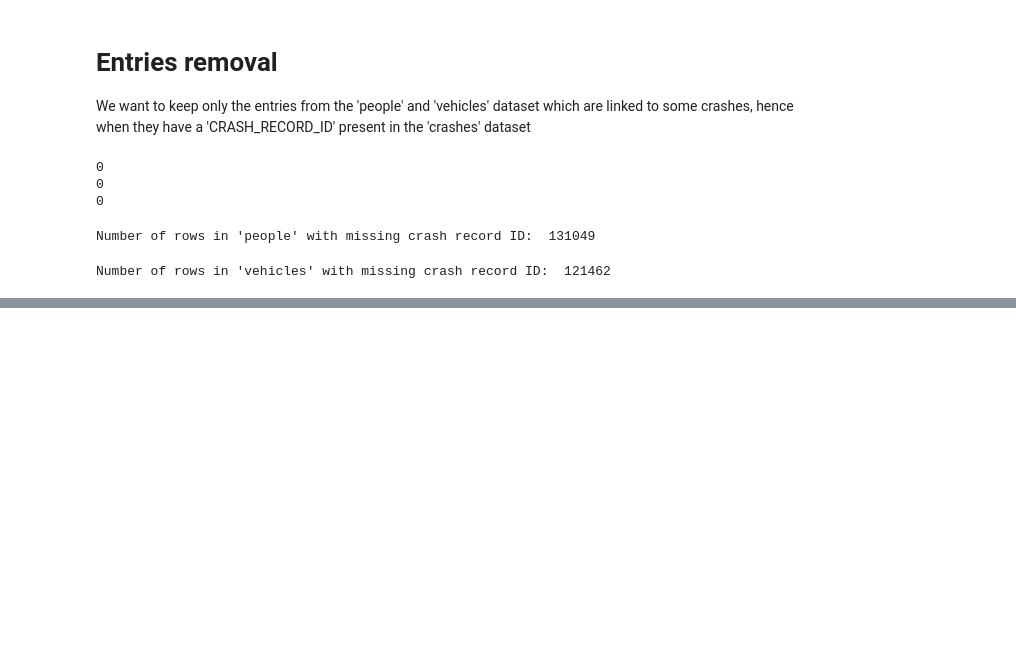
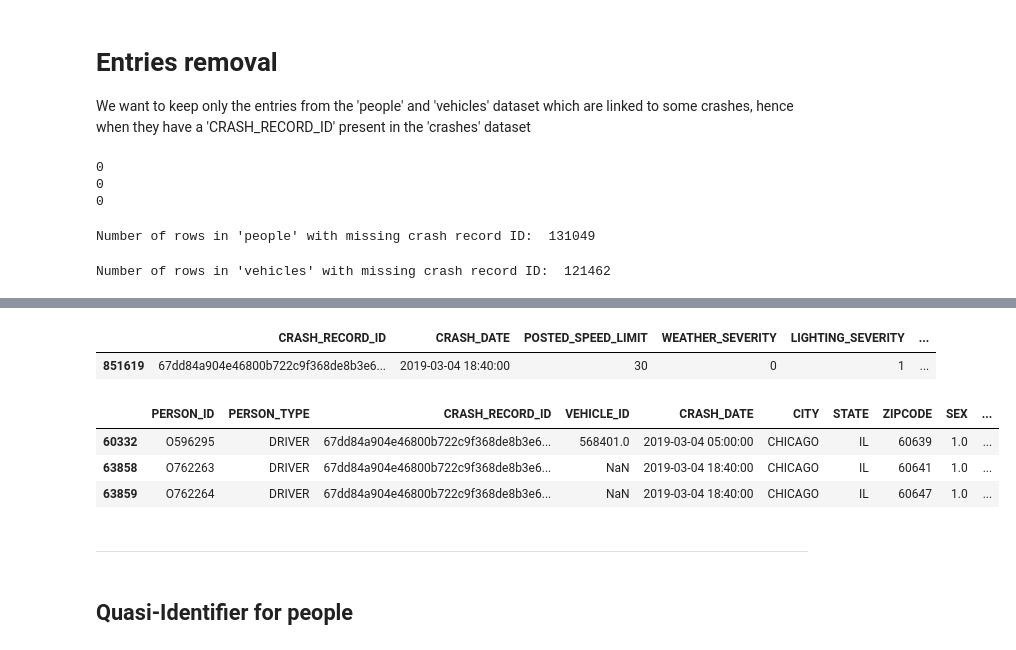
Before and after one commit to lavo2/DataMining-Project, a Jupyter notebook: 1-understanding.ipynb, the cells around one changed output, grey strips where cells are left out. Drawn from its saved outputs; the diff is of its cells as text; code cells hidden in the pictures; blank space fills up the shorter version.

```diff
--- a/1-understanding.ipynb
+++ b/1-understanding.ipynb
@@ -2125,0 +2204,2 @@ Number of rows in 'vehicles' with missing crash record ID:  121462
+# %%
+inconsistent_crashes = crash_driver_comparison[crash_driver_comparison['NUM_UNITS'] != crash_driver_comparison['DRIVER_COUNT']]
@@ -2125,0 +2215,7 @@ Number of rows in 'vehicles' with missing crash record ID:  121462
+# %%
+inconsistent_crashes = inconsistent_crashes[inconsistent_crashes['DRIVER_COUNT'] > inconsistent_crashes['NUM_UNITS']]
+print(f"Total crashes with mismatched vehicle-driver count: {inconsistent_crashes.shape[0]}")
+
+# Percentage of mismatches
+mismatch_rate = inconsistent_crashes.shape[0] / crash_driver_comparison.shape[0] * 100
+print(f"Mismatch Rate: {mismatch_rate:.2f}%")
@@ -2125,0 +2228,7 @@ Number of rows in 'vehicles' with missing crash record ID:  121462
+# %%
+# list of the crash record IDs with mismatched vehicle-driver count
+inconsistent_crash_ids = inconsistent_crashes['CRASH_RECORD_ID'].tolist()
+
+# subset of the data with only the inconsistent crash records
+crashes_subset = crashes[crashes['CRASH_RECORD_ID'].isin(inconsistent_crash_ids)]
+people_subset = people[people['CRASH_RECORD_ID'].isin(inconsistent_crash_ids)]
@@ -2125,0 +2244,18 @@ Number of rows in 'vehicles' with missing crash record ID:  121462
+# %%
+last_id = crashes_subset['CRASH_RECORD_ID'].iloc[-1]
+# %%
+crashes_subset.loc[crashes_subset['CRASH_RECORD_ID'] == last_id]
+# %% [output]
+|  | CRASH_RECORD_ID | CRASH_DATE | POSTED_SPEED_LIMIT | WEATHER_SEVERITY | LIGHTING_SEVERITY | ... |
+| 851619 | 67dd84a904e46800b722c9f368de8b3e6... | 2019-03-04 18:40:00 | 30 | 0 | 1 | ... |
+# %%
+people_subset[people_subset['CRASH_RECORD_ID'] == last_id]
+# %% [output]
+|  | PERSON_ID | PERSON_TYPE | CRASH_RECORD_ID | VEHICLE_ID | CRASH_DATE | CITY | STATE | ZIPCODE | SEX | ... |
+| 60332 | O596295 | DRIVER | 67dd84a904e46800b722c9f368de8b3e6... | 568401.0 | 2019-03-04 05:00:00 | CHICAGO | IL | 60639 | 1.0 | ... |
+| 63858 | O762263 | DRIVER | 67dd84a904e46800b722c9f368de8b3e6... | NaN | 2019-03-04 18:40:00 | CHICAGO | IL | 60641 | 1.0 | ... |
+| 63859 | O762264 | DRIVER | 67dd84a904e46800b722c9f368de8b3e6... | NaN | 2019-03-04 18:40:00 | CHICAGO | IL | 60647 | 1.0 | ... |
+# %% [markdown]
+----
+# %% [markdown]
+## Quasi-Identifier for people
```
Also changed, not shown: parts of 71 cells of this notebook, 3 other files.
